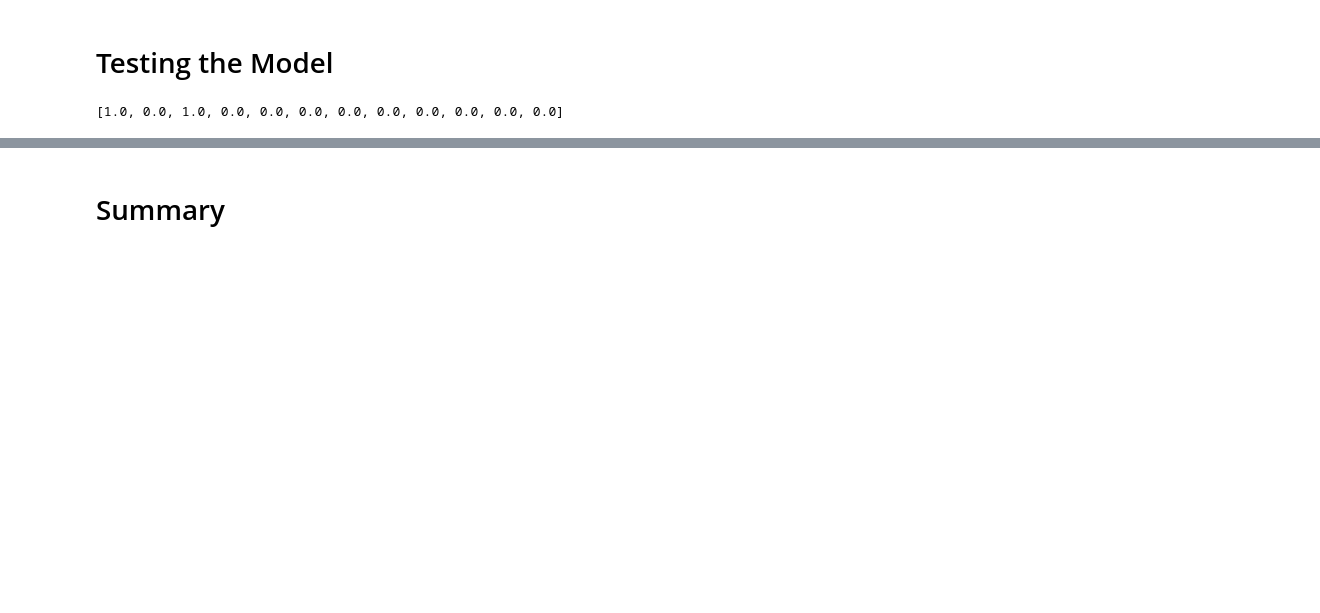
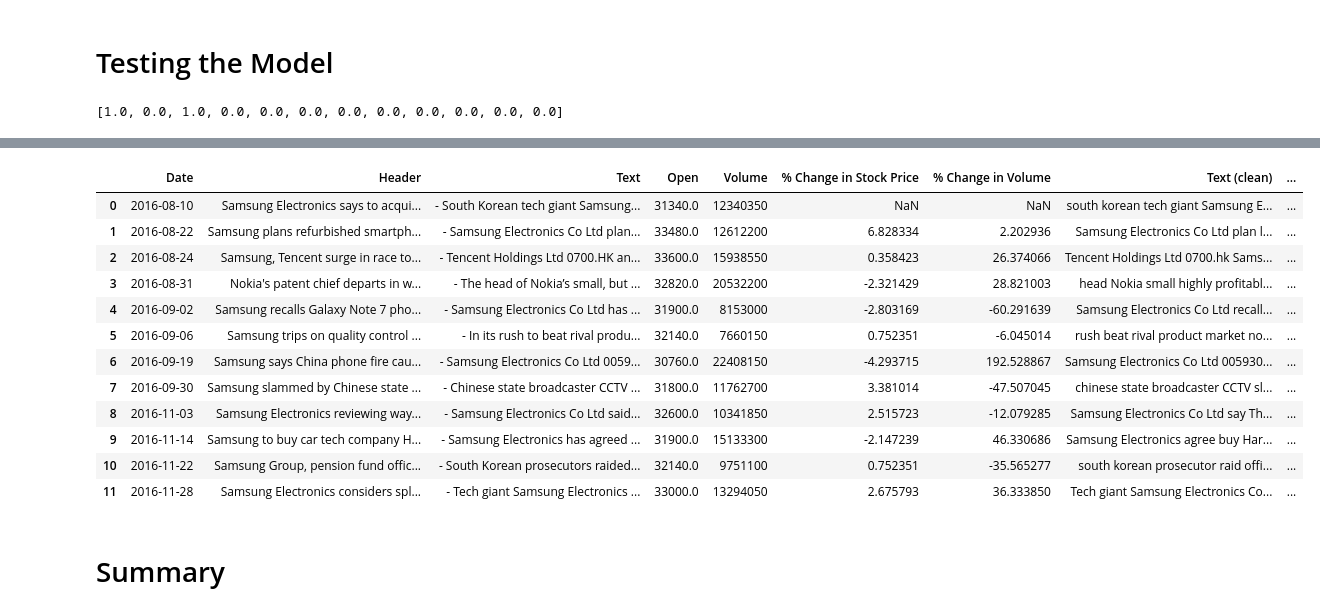
Before and after one commit to anair123/NLP-Final-Project, a Jupyter notebook: NLP Project/Samsung.ipynb, the cells around one changed output, grey strips where cells are left out. Cells and saved outputs as stored; diff of their text form; code cells hidden in the pictures; blank space fills up the shorter version.

```diff
--- a/NLP Project/Samsung.ipynb
+++ b/NLP Project/Samsung.ipynb
@@ -421,0 +573,5 @@ df['sentiment_prob'] = sentiment_prob
+# %%
+data_train = pd.read_csv("original_data/train.tsv", sep="\t")
+x_train_raw, y_train = data_train["sentence"].values, torch.LongTensor(data_train["label"].values).to(device)
+data_dev = pd.read_csv("original_data/dev.tsv", sep="\t")
+x_dev_raw, y_dev = data_dev["sentence"].values, torch.LongTensor(data_dev["label"].values).to(device)
@@ -421,0 +605,2 @@ df['sentiment_prob'] = sentiment_prob
+# %%
+x_train, x_dev = torch.LongTensor(x_train).to(device), torch.LongTensor(x_dev).to(device)
@@ -422,3 +726,20 @@ df['sentiment_prob'] = sentiment_prob
+# %%
+df['deep_learning_sentiment_prob'] = deep_learning_sentiment_prob
+df
+# %% [output]
+|  | Date | Header | Text | Open | Volume | % Change in Stock Price | % Change in Volume | Text (clean) | ... |
+| 0 | 2016-08-10 | Samsung Electronics says to acqui... | - South Korean tech giant Samsung... | 31340.0 | 12340350 | NaN | NaN | south korean tech giant Samsung E... | ... |
+| 1 | 2016-08-22 | Samsung plans refurbished smartph... | - Samsung Electronics Co Ltd plan... | 33480.0 | 12612200 | 6.828334 | 2.202936 | Samsung Electronics Co Ltd plan l... | ... |
+| 2 | 2016-08-24 | Samsung, Tencent surge in race to... | - Tencent Holdings Ltd 0700.HK an... | 33600.0 | 15938550 | 0.358423 | 26.374066 | Tencent Holdings Ltd 0700.hk Sams... | ... |
+| 3 | 2016-08-31 | Nokia's patent chief departs in w... | - The head of Nokia’s small, but ... | 32820.0 | 20532200 | -2.321429 | 28.821003 | head Nokia small highly profitabl... | ... |
+| 4 | 2016-09-02 | Samsung recalls Galaxy Note 7 pho... | - Samsung Electronics Co Ltd has ... | 31900.0 | 8153000 | -2.803169 | -60.291639 | Samsung Electronics Co Ltd recall... | ... |
+| 5 | 2016-09-06 | Samsung trips on quality control ... | - In its rush to beat rival produ... | 32140.0 | 7660150 | 0.752351 | -6.045014 | rush beat rival product market no... | ... |
+| 6 | 2016-09-19 | Samsung says China phone fire cau... | - Samsung Electronics Co Ltd 0059... | 30760.0 | 22408150 | -4.293715 | 192.528867 | Samsung Electronics Co Ltd 005930... | ... |
+| 7 | 2016-09-30 | Samsung slammed by Chinese state ... | - Chinese state broadcaster CCTV ... | 31800.0 | 11762700 | 3.381014 | -47.507045 | chinese state broadcaster CCTV sl... | ... |
+| 8 | 2016-11-03 | Samsung Electronics reviewing way... | - Samsung Electronics Co Ltd said... | 32600.0 | 10341850 | 2.515723 | -12.079285 | Samsung Electronics Co Ltd say Th... | ... |
+| 9 | 2016-11-14 | Samsung to buy car tech company H... | - Samsung Electronics has agreed ... | 31900.0 | 15133300 | -2.147239 | 46.330686 | Samsung Electronics agree buy Har... | ... |
+| 10 | 2016-11-22 | Samsung Group, pension fund offic... | - South Korean prosecutors raided... | 32140.0 | 9751100 | 0.752351 | -35.565277 | south korean prosecutor raid offi... | ... |
+| 11 | 2016-11-28 | Samsung Electronics considers spl... | - Tech giant Samsung Electronics ... | 33000.0 | 13294050 | 2.675793 | 36.333850 | Tech giant Samsung Electronics Co... | ... |
 # %% [markdown]
 # Summary
 # %%
```
Also changed, not shown: parts of 19 cells of this notebook.
